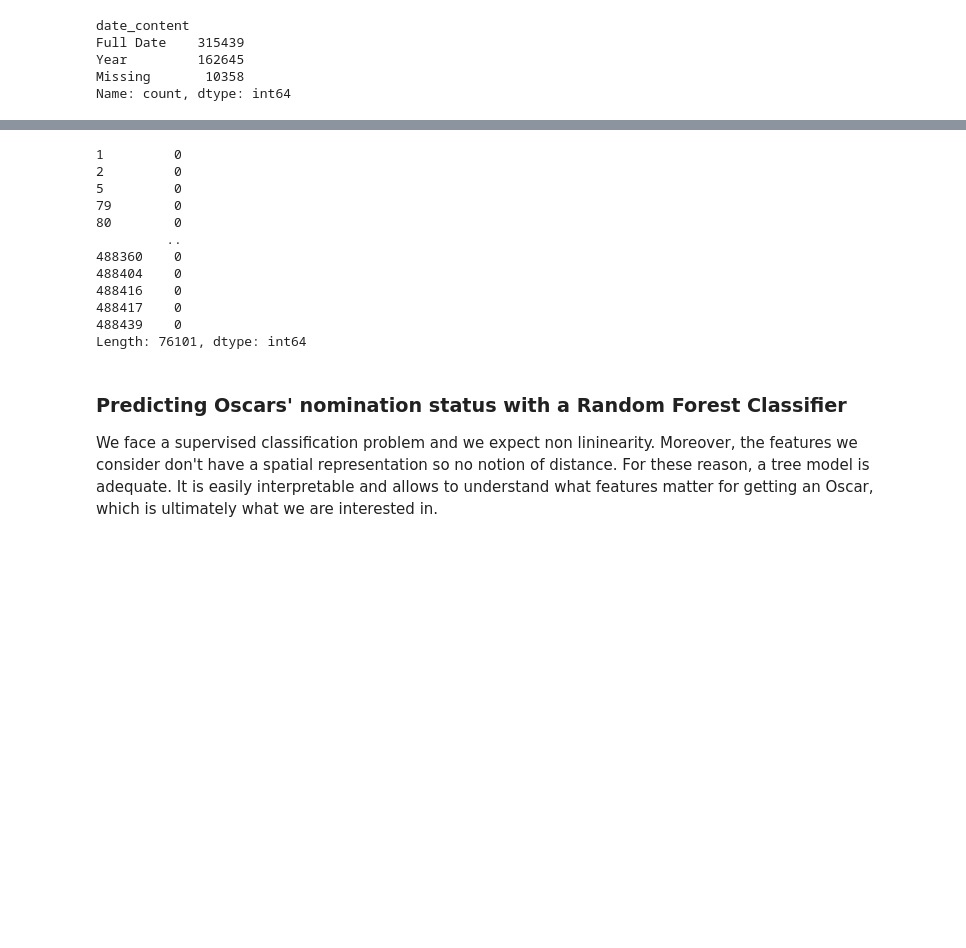
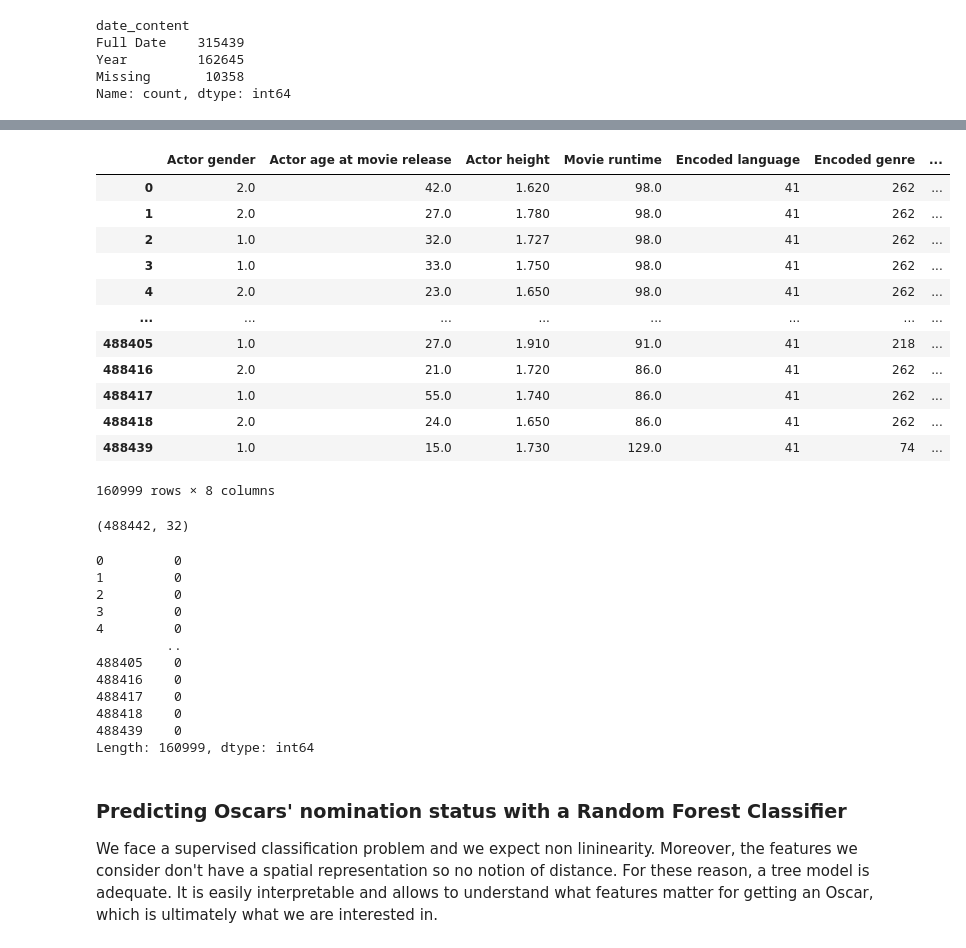
Before and after one commit to epfl-ada/ada-2023-project-datacuisiniers, a Jupyter notebook: Milestone3_Anaelle.ipynb, the cells around one changed output, grey strips where cells are left out. Drawn from its saved outputs; the diff is of its cells as text; code cells hidden in the pictures; blank space fills up the shorter version.

```diff
--- a/Milestone3_Anaelle.ipynb
+++ b/Milestone3_Anaelle.ipynb
@@ -222,9 +227,27 @@ len(X_[X_.isna().any(axis=1)])
 # %%
 # To revert the encoding
-display(X_)
+display(X)
+# %% [output]
+|  | Actor gender | Actor age at movie release | Actor height | Movie runtime | Encoded language | Encoded genre | ... |
+| 0 | 2.0 | 42.0 | 1.620 | 98.0 | 41 | 262 | ... |
+| 1 | 2.0 | 27.0 | 1.780 | 98.0 | 41 | 262 | ... |
+| 2 | 1.0 | 32.0 | 1.727 | 98.0 | 41 | 262 | ... |
+| 3 | 1.0 | 33.0 | 1.750 | 98.0 | 41 | 262 | ... |
+| 4 | 2.0 | 23.0 | 1.650 | 98.0 | 41 | 262 | ... |
+| ... | ... | ... | ... | ... | ... | ... | ... |
+| 488405 | 1.0 | 27.0 | 1.910 | 91.0 | 41 | 218 | ... |
+| 488416 | 2.0 | 21.0 | 1.720 | 86.0 | 41 | 262 | ... |
+| 488417 | 1.0 | 55.0 | 1.740 | 86.0 | 41 | 262 | ... |
+| 488418 | 2.0 | 24.0 | 1.650 | 86.0 | 41 | 262 | ... |
+| 488439 | 1.0 | 15.0 | 1.730 | 129.0 | 41 | 74 | ... |
+160999 rows × 8 columns
 # %%
 # We only consider someone a nominee/winner on the year direcly following a movie
 characters_movie_oscars['post'] = ((characters_movie_oscars['year'] == characters_movie_oscars['Movie release date'].dt.year + 1)  & (characters_movie_oscars['year'].notnull())).astype(int)
+# %%
+characters_movie_oscars.shape
+# %% [output]
+(488442, 32)
 # %%
 #Prepare the outcome vector for training
 characters_movie_oscars['nomination_status'] = characters_movie_oscars['winner'].map({0: 1, 1: 2})
@@ -240,18 +263,18 @@ y_ = y[~(X.isna().any(axis=1))]
 # %%
-display(y_)
+display(y)
 # %% [output]
+0         0
 1         0
 2         0
-5         0
-79        0
-80        0
+3         0
+4         0
          ..
-488360    0
-488404    0
+488405    0
 488416    0
 488417    0
+488418    0
 488439    0
-Length: 76101, dtype: int64
+Length: 160999, dtype: int64
 # %% [markdown]
 ### Predicting Oscars' nomination status with a Random Forest Classifier
 
```
Also changed, not shown: parts of 23 cells of this notebook.
